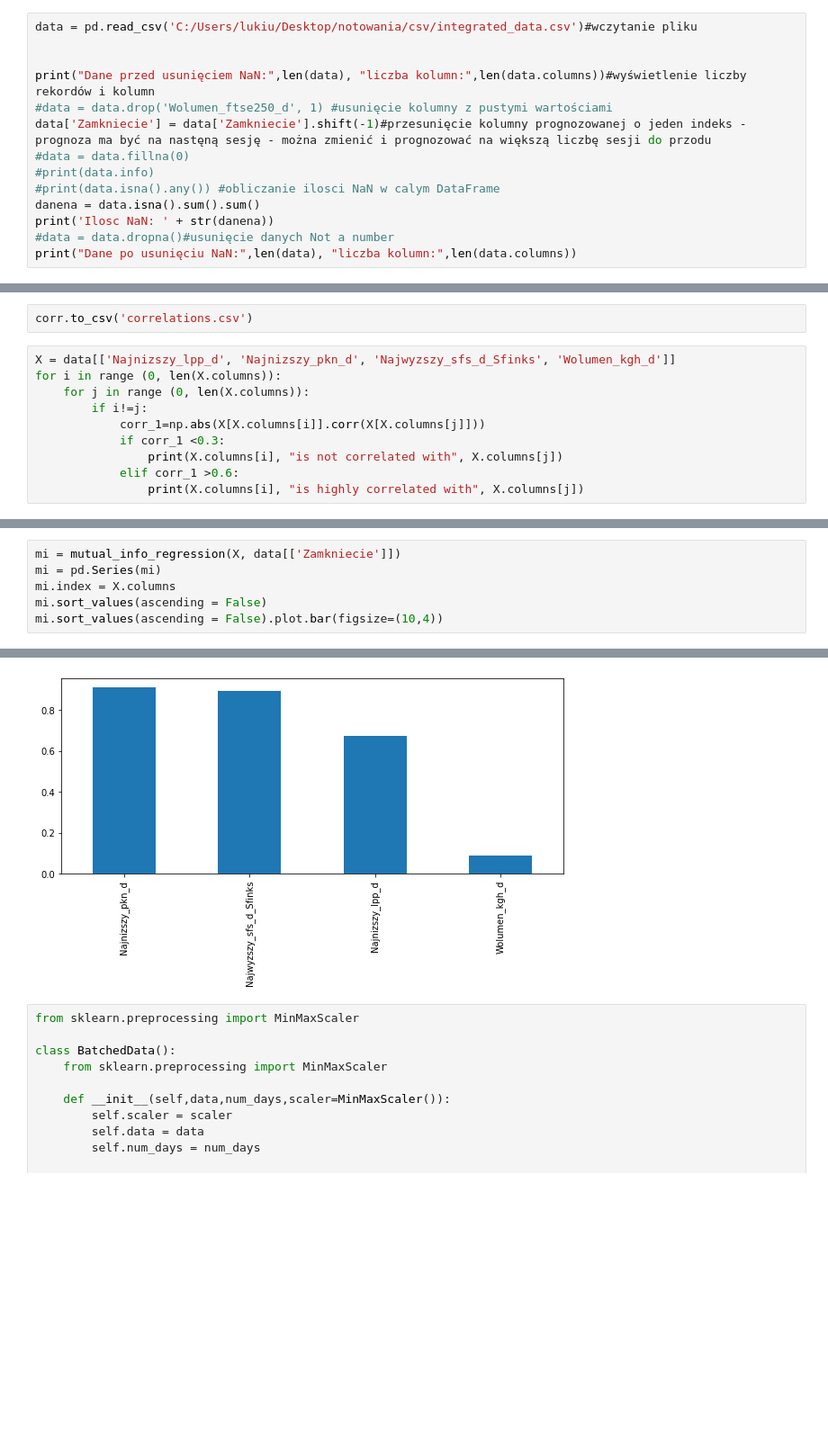
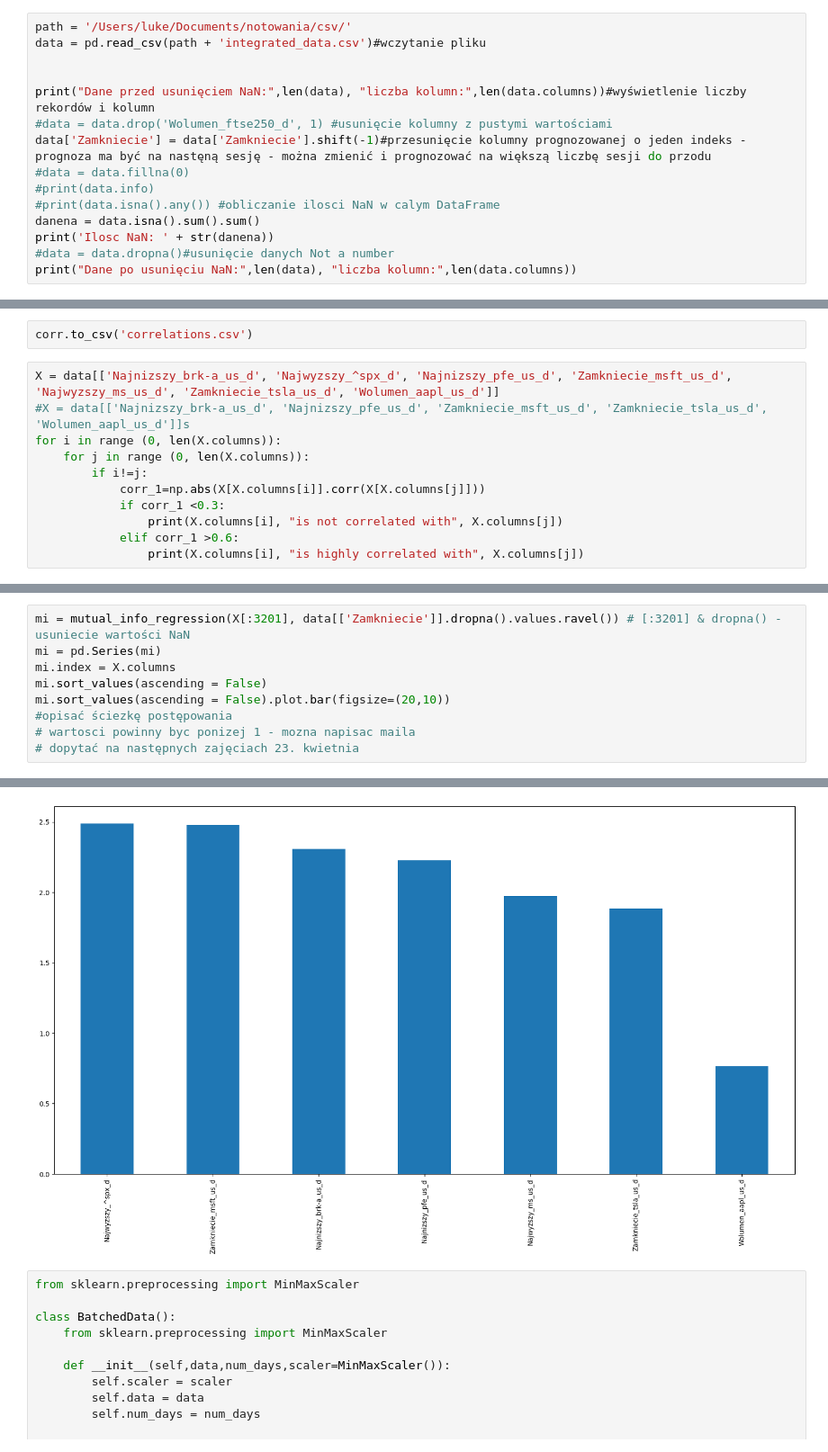
Before and after one commit to Lukasz-Urbaniak/notowania, a Jupyter notebook: scripts/FeatureSelection.ipynb, the cells around one changed output, grey strips where cells are left out. Shown at 90% size. Cells and saved outputs as stored; diff of their text form; blank space fills up the shorter version.

```diff
--- a/scripts/FeatureSelection.ipynb
+++ b/scripts/FeatureSelection.ipynb
@@ -26,7 +26,8 @@ from sklearn.ensemble import RandomForestRegressor, RandomForestClassifier
 from sklearn.metrics import roc_auc_score
 from sklearn.feature_selection import SequentialFeatureSelector
 # %%
-data = pd.read_csv('C:/Users/lukiu/Desktop/notowania/csv/integrated_data.csv')#wczytanie pliku
+path = '/Users/luke/Documents/notowania/csv/'
+data = pd.read_csv(path + 'integrated_data.csv')#wczytanie pliku
 
 
 print("Dane przed usunięciem NaN:",len(data), "liczba kolumn:",len(data.columns))#wyświetlenie liczby rekordów i kolumn
@@ -127,7 +128,8 @@ corr.style.background_gradient(cmap='bone')
 # %%
 corr.to_csv('correlations.csv')
 # %%
-X = data[['Najnizszy_lpp_d', 'Najnizszy_pkn_d', 'Najwyzszy_sfs_d_Sfinks', 'Wolumen_kgh_d']]
+X = data[['Najnizszy_brk-a_us_d', 'Najwyzszy_^spx_d', 'Najnizszy_pfe_us_d', 'Zamkniecie_msft_us_d', 'Najwyzszy_ms_us_d', 'Zamkniecie_tsla_us_d', 'Wolumen_aapl_us_d']]
+#X = data[['Najnizszy_brk-a_us_d', 'Najnizszy_pfe_us_d', 'Zamkniecie_msft_us_d', 'Zamkniecie_tsla_us_d', 'Wolumen_aapl_us_d']]s
 for i in range (0, len(X.columns)):
     for j in range (0, len(X.columns)):
         if i!=j:
@@ -145,7 +173,10 @@ corr.to_csv('correlations-filter.csv')
 # %%
-mi = mutual_info_regression(X, data[['Zamkniecie']])
+mi = mutual_info_regression(X[:3201], data[['Zamkniecie']].dropna().values.ravel()) # [:3201] & dropna() - usuniecie wartości NaN
 mi = pd.Series(mi)
 mi.index = X.columns
 mi.sort_values(ascending = False)
-mi.sort_values(ascending = False).plot.bar(figsize=(10,4))
+mi.sort_values(ascending = False).plot.bar(figsize=(20,10))
+#opisać ściezkę postępowania
+# wartosci powinny byc ponizej 1 - mozna napisac maila
+# dopytać na następnych zajęciach 23. kwietnia
 # %% [output]
@@ -153,4 +184,4 @@ mi.sort_values(ascending = False).plot.bar(figsize=(10,4))
-[figure, old version]
+[figure, new version]
 # %%
 from sklearn.preprocessing import MinMaxScaler
 
```
Also changed, not shown: parts of 7 cells of this notebook, 5 other files.
